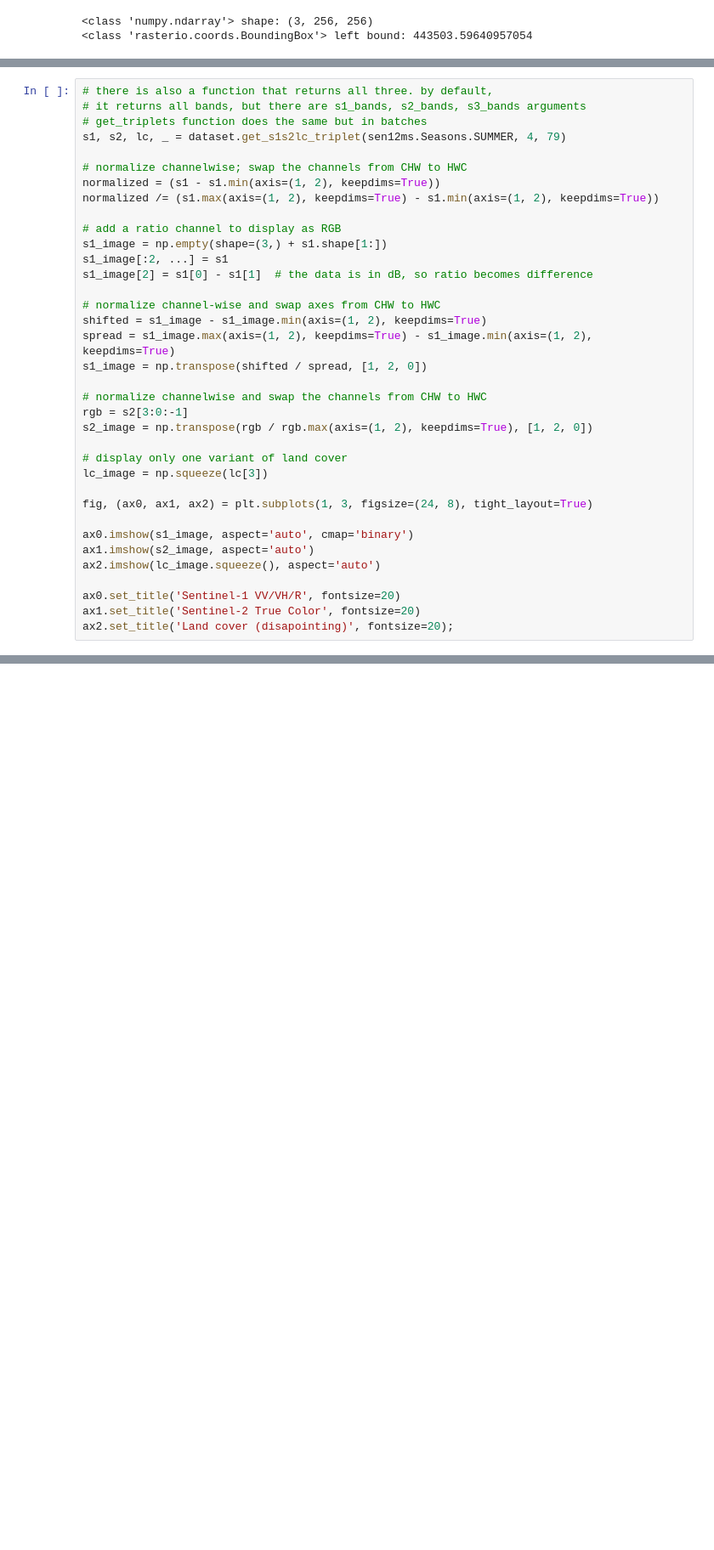
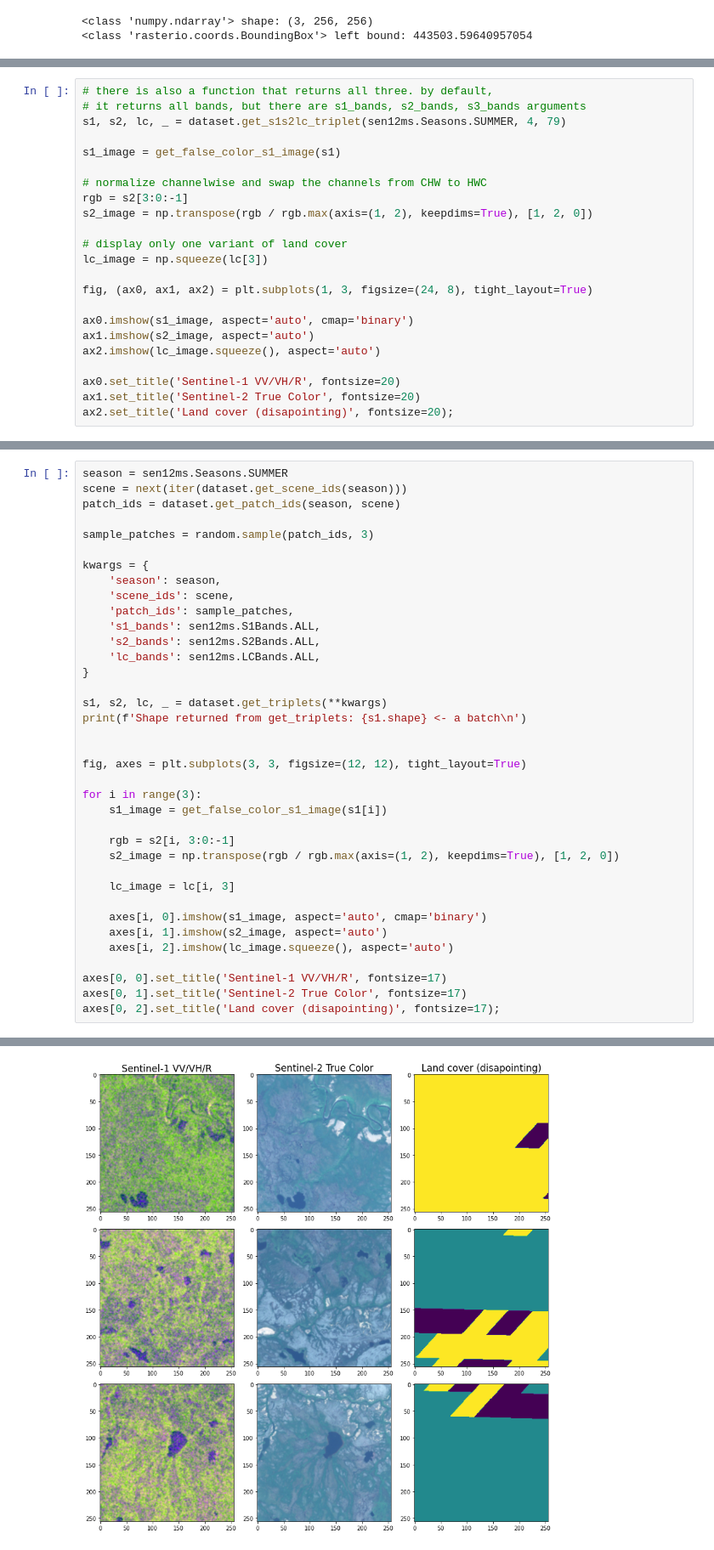
Before and after one commit to warenick/Land-cover-mapping, a Jupyter notebook: Exploring the Dataset.ipynb, the cells around one changed output, grey strips where cells are left out. Shown at 85% size. Drawn from its saved outputs; the diff is of its cells as text; blank space fills up the shorter version.

Commit message:
Update the dataset exploration notebook
Added a block that explores batch retrieval of the data.

```diff
--- a/Exploring the Dataset.ipynb
+++ b/Exploring the Dataset.ipynb
@@ -56,22 +73,9 @@ print(type(bounds), f'left bound: {bounds.left}\n')
 # %%
 # there is also a function that returns all three. by default,
 # it returns all bands, but there are s1_bands, s2_bands, s3_bands arguments
-# get_triplets function does the same but in batches
 s1, s2, lc, _ = dataset.get_s1s2lc_triplet(sen12ms.Seasons.SUMMER, 4, 79)
 
-# normalize channelwise; swap the channels from CHW to HWC
-normalized = (s1 - s1.min(axis=(1, 2), keepdims=True))
-normalized /= (s1.max(axis=(1, 2), keepdims=True) - s1.min(axis=(1, 2), keepdims=True))
-
-# add a ratio channel to display as RGB
-s1_image = np.empty(shape=(3,) + s1.shape[1:])
-s1_image[:2, ...] = s1
-s1_image[2] = s1[0] - s1[1]  # the data is in dB, so ratio becomes difference
-
-# normalize channel-wise and swap axes from CHW to HWC
-shifted = s1_image - s1_image.min(axis=(1, 2), keepdims=True)
-spread = s1_image.max(axis=(1, 2), keepdims=True) - s1_image.min(axis=(1, 2), keepdims=True)
-s1_image = np.transpose(shifted / spread, [1, 2, 0])
+s1_image = get_false_color_s1_image(s1)
 
 # normalize channelwise and swap the channels from CHW to HWC
 rgb = s2[3:0:-1]
@@ -91,3 +95,41 @@ ax1.set_title('Sentinel-2 True Color', fontsize=20)
 ax2.set_title('Land cover (disapointing)', fontsize=20);
 # %% [output]
 [figure]
+# %%
+season = sen12ms.Seasons.SUMMER
+scene = next(iter(dataset.get_scene_ids(season)))
+patch_ids = dataset.get_patch_ids(season, scene)
+
+sample_patches = random.sample(patch_ids, 3)
+
+kwargs = {
+    'season': season,
+    'scene_ids': scene,
+    'patch_ids': sample_patches,
+    's1_bands': sen12ms.S1Bands.ALL,
+    's2_bands': sen12ms.S2Bands.ALL,
+    'lc_bands': sen12ms.LCBands.ALL,
+}
+
+s1, s2, lc, _ = dataset.get_triplets(**kwargs)
+print(f'Shape returned from get_triplets: {s1.shape} <- a batch\n')
+
+
+fig, axes = plt.subplots(3, 3, figsize=(12, 12), tight_layout=True)
+
+for i in range(3):
+    s1_image = get_false_color_s1_image(s1[i])
+
+    rgb = s2[i, 3:0:-1]
+    s2_image = np.transpose(rgb / rgb.max(axis=(1, 2), keepdims=True), [1, 2, 0])
+
+    lc_image = lc[i, 3]
+
+    axes[i, 0].imshow(s1_image, aspect='auto', cmap='binary')
+    axes[i, 1].imshow(s2_image, aspect='auto')
+    axes[i, 2].imshow(lc_image.squeeze(), aspect='auto')
+
+axes[0, 0].set_title('Sentinel-1 VV/VH/R', fontsize=17)
+axes[0, 1].set_title('Sentinel-2 True Color', fontsize=17)
+axes[0, 2].set_title('Land cover (disapointing)', fontsize=17);
+# %% [output]
@@ -93,0 +137 @@ ax2.set_title('Land cover (disapointing)', fontsize=20);
+[figure, added]
```
Also changed, not shown: parts of 3 cells of this notebook.
